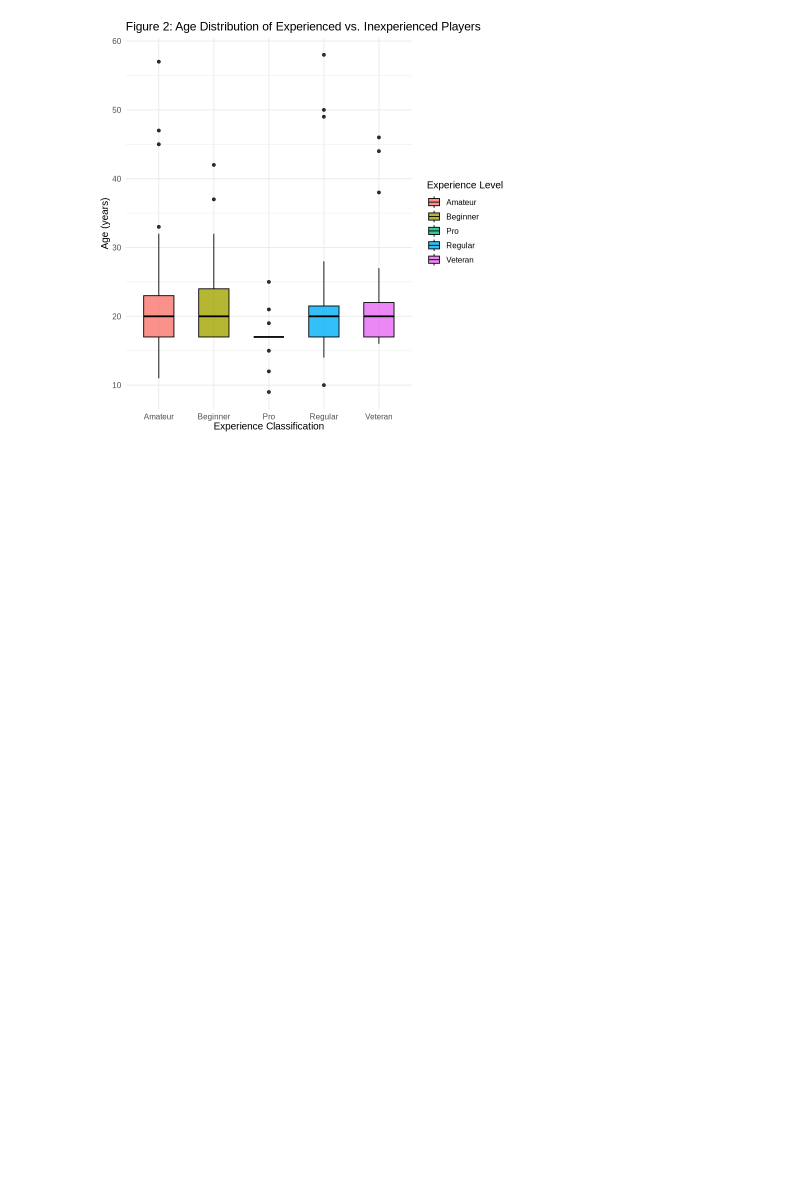
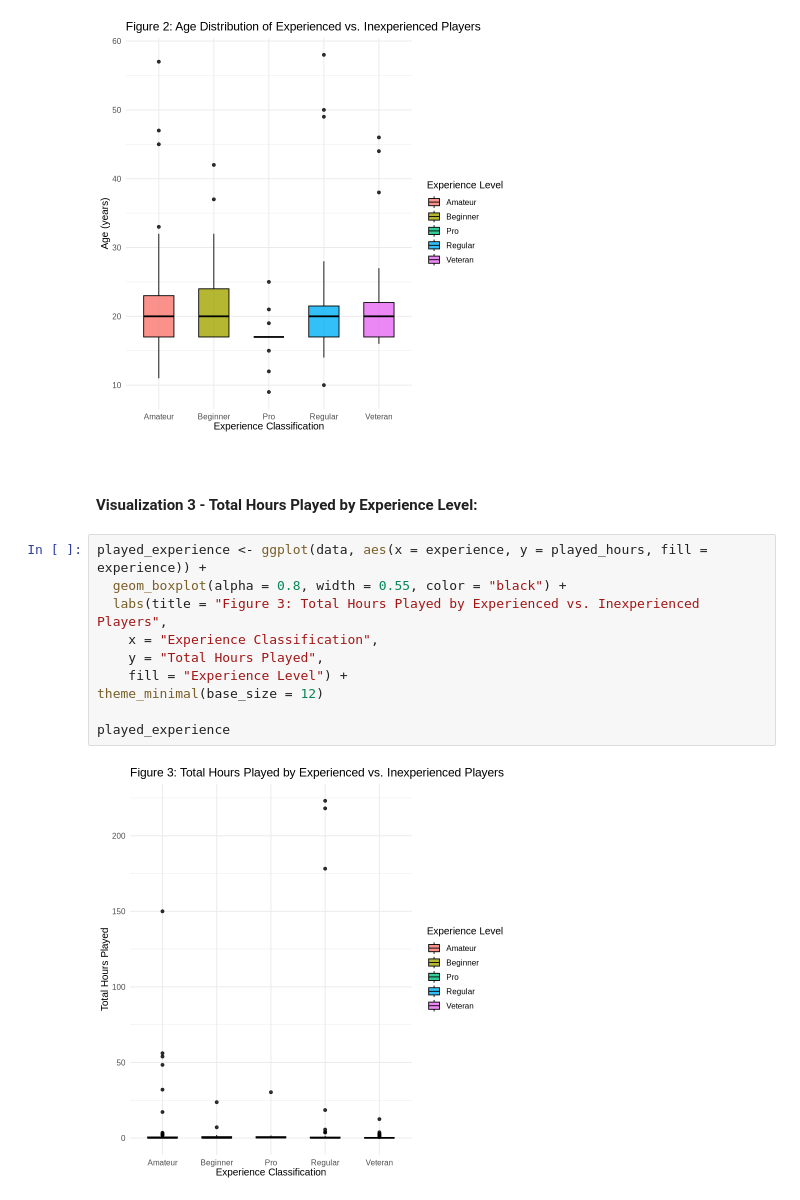
Before and after one commit to gaida123/dsci-100-008-group-6, a Jupyter notebook: DSCI 100 Group Project Methods & Results.ipynb, the cells around one changed output. Drawn from its saved outputs; the diff is of its cells as text; blank space fills up the shorter version.

```diff
--- a/DSCI 100 Group Project Methods & Results.ipynb
+++ b/DSCI 100 Group Project Methods & Results.ipynb
@@ -142,3 +142,19 @@ Warning message:
 “Removed 2 rows containing non-finite outside the scale range
 (`stat_boxplot()`).”
 [figure]
+# %% [markdown]
+<br>
+# %% [markdown]
+**Visualization 3 - Total Hours Played by Experience Level:**
+# %%
+played_experience <- ggplot(data, aes(x = experience, y = played_hours, fill = experience)) +
+  geom_boxplot(alpha = 0.8, width = 0.55, color = "black") +
+  labs(title = "Figure 3: Total Hours Played by Experienced vs. Inexperienced Players",
+    x = "Experience Classification",
+    y = "Total Hours Played",
+    fill = "Experience Level") +
+theme_minimal(base_size = 12)
+
+played_experience
+# %% [output]
+[figure, added]
```
Also changed, not shown: parts of 1 cell of this notebook.
